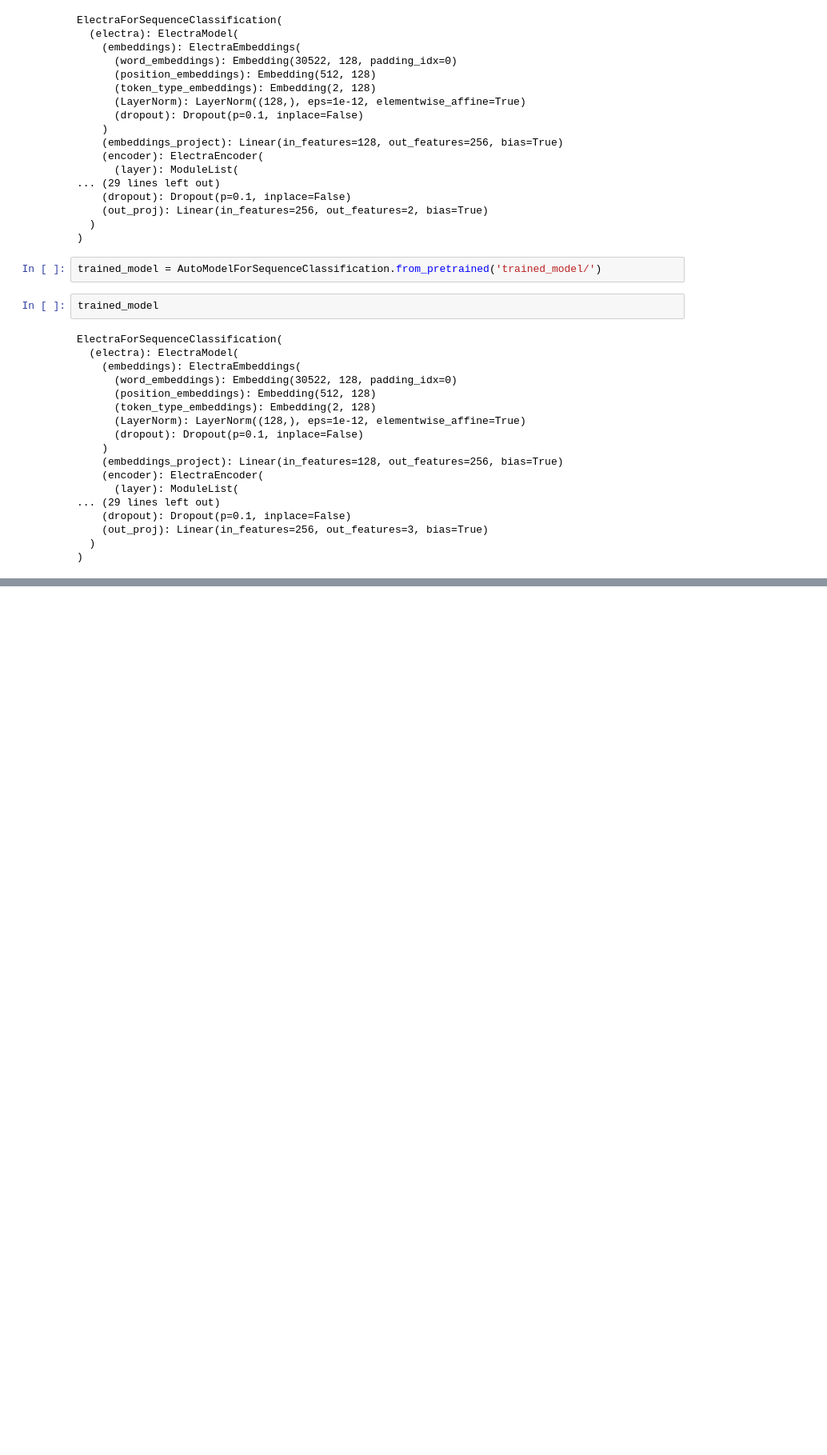
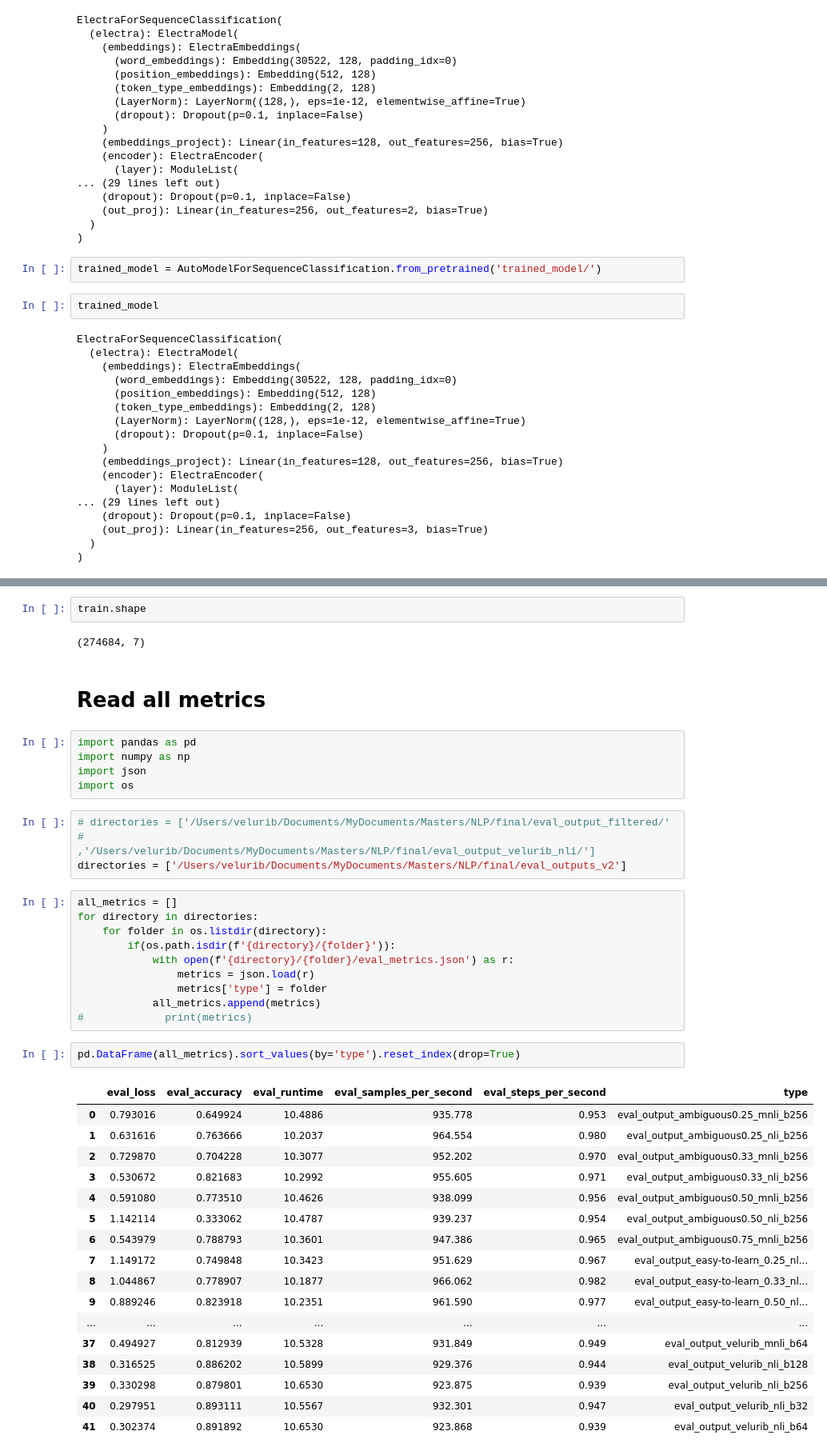
Before and after one commit to veluribharath/nlp-final, a Jupyter notebook: Explore Model Output.ipynb, the cells around one changed output, grey strips where cells are left out. Shown: that part at 80% size. Saved outputs shown, nothing was run; the diff lists cells and outputs as text; blank space fills up the shorter version.

```diff
--- a/Explore Model Output.ipynb
+++ b/Explore Model Output.ipynb
@@ -205,0 +346,45 @@ ElectraForSequenceClassification(
+# %%
+train.shape
+# %% [output]
+(274684, 7)
+# %% [markdown]
+# Read all metrics
+# %%
+import pandas as pd
+import numpy as np
+import json
+import os
+# %%
+# directories = ['/Users/velurib/Documents/MyDocuments/Masters/NLP/final/eval_output_filtered/'
+#               ,'/Users/velurib/Documents/MyDocuments/Masters/NLP/final/eval_output_velurib_nli/']
+directories = ['/Users/velurib/Documents/MyDocuments/Masters/NLP/final/eval_outputs_v2']
+# %%
+all_metrics = []
+for directory in directories:
+    for folder in os.listdir(directory):
+        if(os.path.isdir(f'{directory}/{folder}')):
+            with open(f'{directory}/{folder}/eval_metrics.json') as r:
+                metrics = json.load(r)
+                metrics['type'] = folder
+            all_metrics.append(metrics)
+#             print(metrics)
+# %%
+pd.DataFrame(all_metrics).sort_values(by='type').reset_index(drop=True)
+# %% [output]
+|  | eval_loss | eval_accuracy | eval_runtime | eval_samples_per_second | eval_steps_per_second | type |
+| 0 | 0.793016 | 0.649924 | 10.4886 | 935.778 | 0.953 | eval_output_ambiguous0.25_mnli_b256 |
+| 1 | 0.631616 | 0.763666 | 10.2037 | 964.554 | 0.980 | eval_output_ambiguous0.25_nli_b256 |
+| 2 | 0.729870 | 0.704228 | 10.3077 | 952.202 | 0.970 | eval_output_ambiguous0.33_mnli_b256 |
+| 3 | 0.530672 | 0.821683 | 10.2992 | 955.605 | 0.971 | eval_output_ambiguous0.33_nli_b256 |
+| 4 | 0.591080 | 0.773510 | 10.4626 | 938.099 | 0.956 | eval_output_ambiguous0.50_mnli_b256 |
+| 5 | 1.142114 | 0.333062 | 10.4787 | 939.237 | 0.954 | eval_output_ambiguous0.50_nli_b256 |
+| 6 | 0.543979 | 0.788793 | 10.3601 | 947.386 | 0.965 | eval_output_ambiguous0.75_mnli_b256 |
+| 7 | 1.149172 | 0.749848 | 10.3423 | 951.629 | 0.967 | eval_output_easy-to-learn_0.25_nl... |
+| 8 | 1.044867 | 0.778907 | 10.1877 | 966.062 | 0.982 | eval_output_easy-to-learn_0.33_nl... |
+| 9 | 0.889246 | 0.823918 | 10.2351 | 961.590 | 0.977 | eval_output_easy-to-learn_0.50_nl... |
+| ... | ... | ... | ... | ... | ... | ... |
+| 37 | 0.494927 | 0.812939 | 10.5328 | 931.849 | 0.949 | eval_output_velurib_mnli_b64 |
+| 38 | 0.316525 | 0.886202 | 10.5899 | 929.376 | 0.944 | eval_output_velurib_nli_b128 |
+| 39 | 0.330298 | 0.879801 | 10.6530 | 923.875 | 0.939 | eval_output_velurib_nli_b256 |
+| 40 | 0.297951 | 0.893111 | 10.5567 | 932.301 | 0.947 | eval_output_velurib_nli_b32 |
+| 41 | 0.302374 | 0.891892 | 10.6530 | 923.868 | 0.939 | eval_output_velurib_nli_b64 |
```
Also changed, not shown: parts of 83 cells of this notebook, 4 other files.
